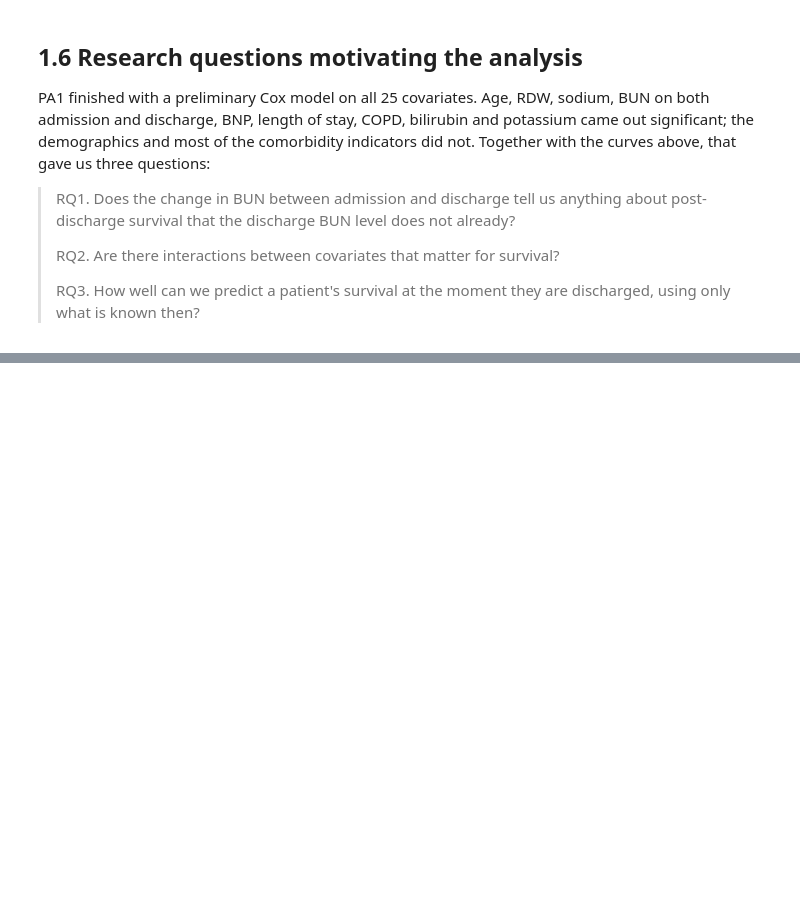
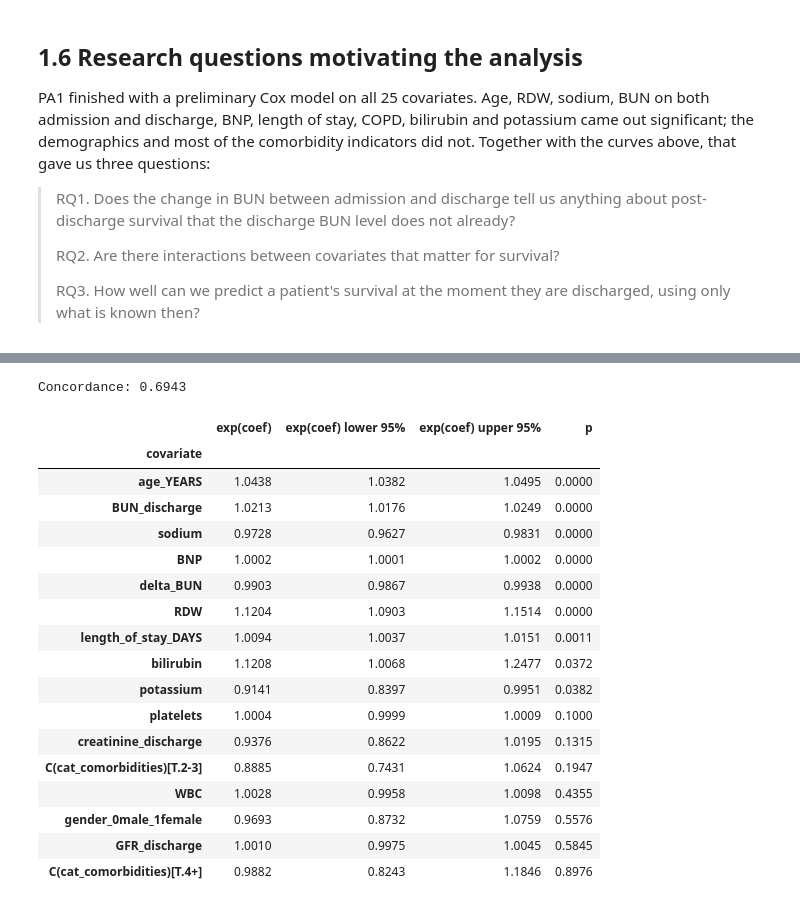
Before and after one commit to Mormorfor/SAML_project, a Jupyter notebook: Final Project/final_proj.ipynb, the cells around one changed output, grey strips where cells are left out. Cells and saved outputs as stored; diff of their text form; code cells hidden in the pictures; blank space fills up the shorter version.

```diff
--- a/Final Project/final_proj.ipynb
+++ b/Final Project/final_proj.ipynb
@@ -402,0 +412,34 @@ PA1 finished with a preliminary Cox model on all 25 covariates. Age, RDW, sodium
+# %%
+from lifelines import CoxPHFitter
+
+PA2_FORMULA = ("gender_0male_1female + age_YEARS + C(cat_comorbidities) + "
+               "length_of_stay_DAYS + BUN_discharge + creatinine_discharge + GFR_discharge + "
+               "BNP + WBC + sodium + RDW + platelets + bilirubin + potassium + delta_BUN")
+
+cox_pa2 = CoxPHFitter().fit(df, duration_col=TIME_COL, event_col=EVENT_COL, formula=PA2_FORMULA)
+print(f"Concordance: {cox_pa2.concordance_index_:.4f}")
+
+pa2_hr = (cox_pa2.summary[["exp(coef)", "exp(coef) lower 95%", "exp(coef) upper 95%", "p"]]
+          .round(4).sort_values("p"))
+pa2_hr.to_csv(os.path.join(TAB_DIR, "table2_pa2_cox.csv"))
+pa2_hr
+# %% [output]
+Concordance: 0.6943
+|  | exp(coef) | exp(coef) lower 95% | exp(coef) upper 95% | p |
+| covariate |  |  |  |  |
+| age_YEARS | 1.0438 | 1.0382 | 1.0495 | 0.0000 |
+| BUN_discharge | 1.0213 | 1.0176 | 1.0249 | 0.0000 |
+| sodium | 0.9728 | 0.9627 | 0.9831 | 0.0000 |
+| BNP | 1.0002 | 1.0001 | 1.0002 | 0.0000 |
+| delta_BUN | 0.9903 | 0.9867 | 0.9938 | 0.0000 |
+| RDW | 1.1204 | 1.0903 | 1.1514 | 0.0000 |
+| length_of_stay_DAYS | 1.0094 | 1.0037 | 1.0151 | 0.0011 |
+| bilirubin | 1.1208 | 1.0068 | 1.2477 | 0.0372 |
+| potassium | 0.9141 | 0.8397 | 0.9951 | 0.0382 |
+| platelets | 1.0004 | 0.9999 | 1.0009 | 0.1000 |
+| creatinine_discharge | 0.9376 | 0.8622 | 1.0195 | 0.1315 |
+| C(cat_comorbidities)[T.2-3] | 0.8885 | 0.7431 | 1.0624 | 0.1947 |
+| WBC | 1.0028 | 0.9958 | 1.0098 | 0.4355 |
+| gender_0male_1female | 0.9693 | 0.8732 | 1.0759 | 0.5576 |
+| GFR_discharge | 1.0010 | 0.9975 | 1.0045 | 0.5845 |
+| C(cat_comorbidities)[T.4+] | 0.9882 | 0.8243 | 1.1846 | 0.8976 |
```
Also changed, not shown: parts of 10 cells of this notebook, 1 other file.
